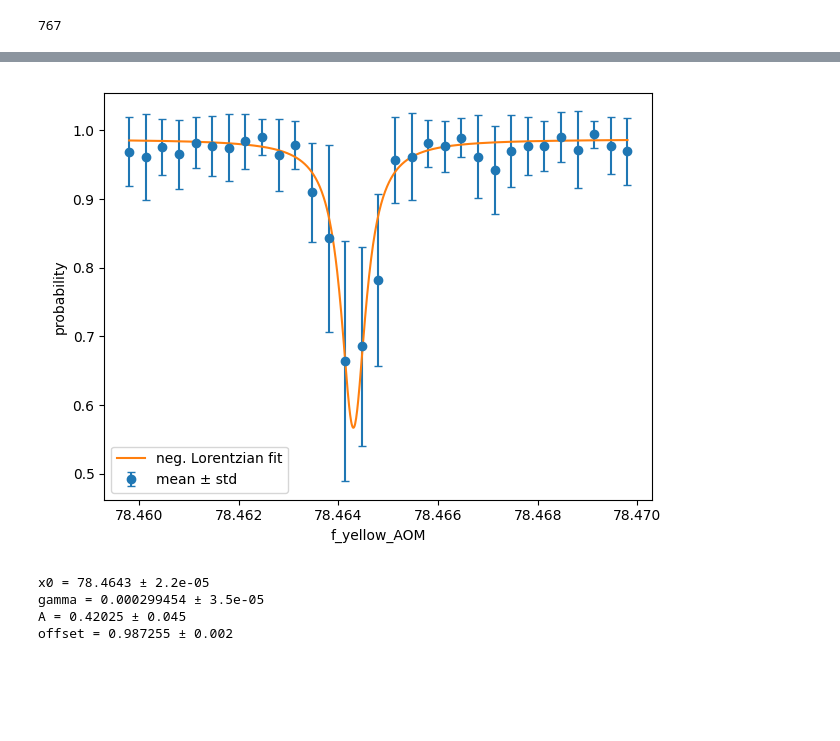
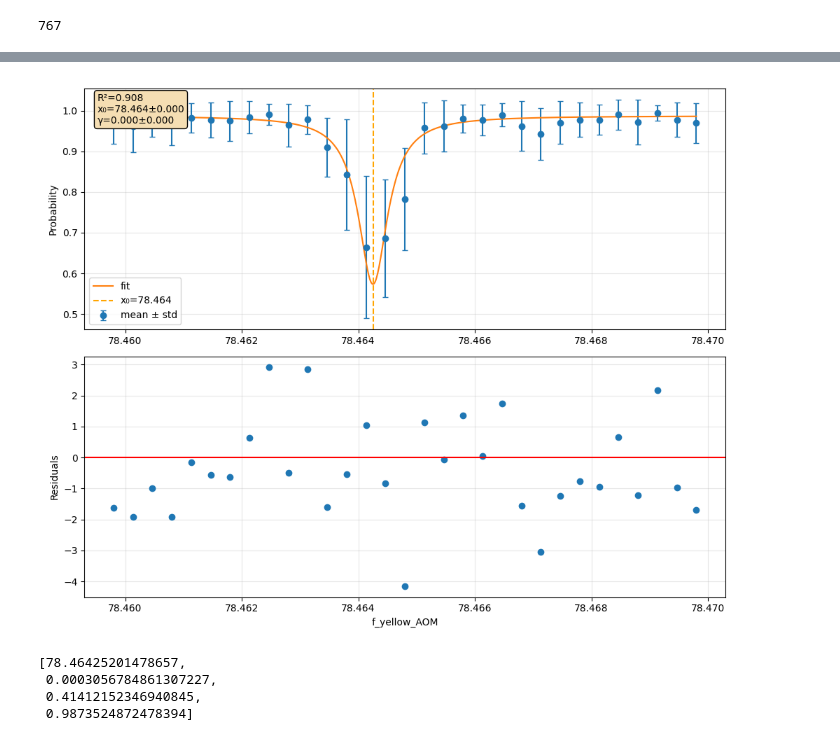
Before and after one commit to rydyb/pydatatom, a Jupyter notebook: notebooks/5 Spectroscopy Evaluation.ipynb, the cells around one changed output, grey strips where cells are left out. Drawn from its saved outputs; the diff is of its cells as text; code cells hidden in the pictures; blank space fills up the shorter version.

Commit message:
improved FixedSpotSpectroscopyEvaluation

```diff
--- a/notebooks/5 Spectroscopy Evaluation.ipynb
+++ b/notebooks/5 Spectroscopy Evaluation.ipynb
@@ -32 +25,4 @@ params = TransformDataset(dataset, lambda x: {key: value for (key, value) in x.i
+# %%
+evaluation = FixedSpotSpectroscopyEvaluation(spot_num=16, spot_radius=3, spot_counts_bins=100)
+evaluation.evaluate(dataset)
 # %%
@@ -57,3 +37,0 @@ now we move on to the probabilities
-# %%
-evaluation = FixedSpotHistogramEvaluation(spot_num=16, spot_radius=3, spot_counts_bins=100)
-evaluation.evaluate(dataset)
@@ -134,24 +38,8 @@ x0, gamma, A, offset = popt
-# %%
-xs = np.linspace(x.min(), x.max(), 1000)
-yf = neg_lorentz(xs, *popt)
-
-plt.figure()
-plt.errorbar(x, y, yerr=std, fmt='o', capsize=3, label='mean ± std')
-plt.plot(xs, yf, '-', label='neg. Lorentzian fit')
-plt.xlabel('f_yellow_AOM')
-plt.ylabel('probability')
-plt.legend()
-plt.tight_layout()
-plt.show()
-# %% [output]
-[figure, removed]
-# %%
-print(f"x0 = {x0:.6g} ± {perr[0]:.2g}")
-print(f"gamma = {gamma:.6g} ± {perr[1]:.2g}")
-print(f"A = {A:.6g} ± {perr[2]:.2g}")
-print(f"offset = {offset:.6g} ± {perr[3]:.2g}")
-# %% [output]
-x0 = 78.4643 ± 2.2e-05
-gamma = 0.000299454 ± 3.5e-05
-A = 0.42025 ± 0.045
-offset = 0.987255 ± 0.002
+# %%
+evaluation.plot_resonance('f_yellow_AOM')
+# %% [output]
+[figure, added]
+[78.46425201478657,
+ 0.0003056784861307227,
+ 0.41412152346940845,
+ 0.9873524872478394]
```
Also changed, not shown: parts of 14 cells of this notebook, 2 other files.
